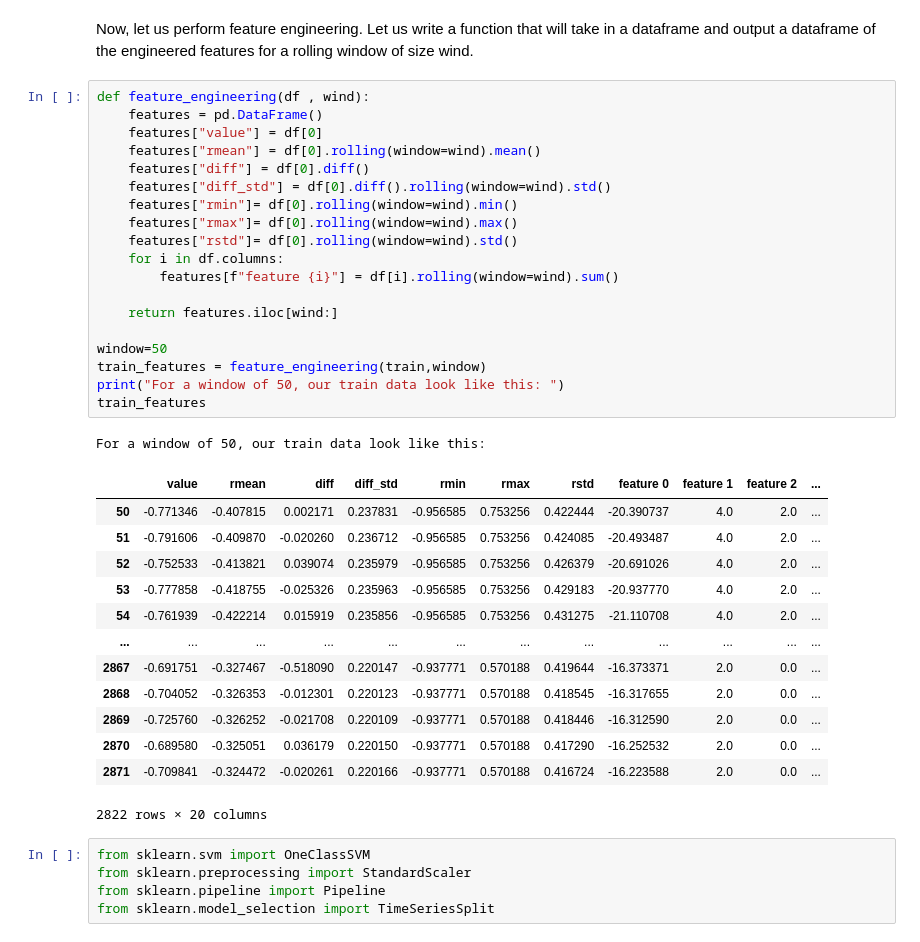
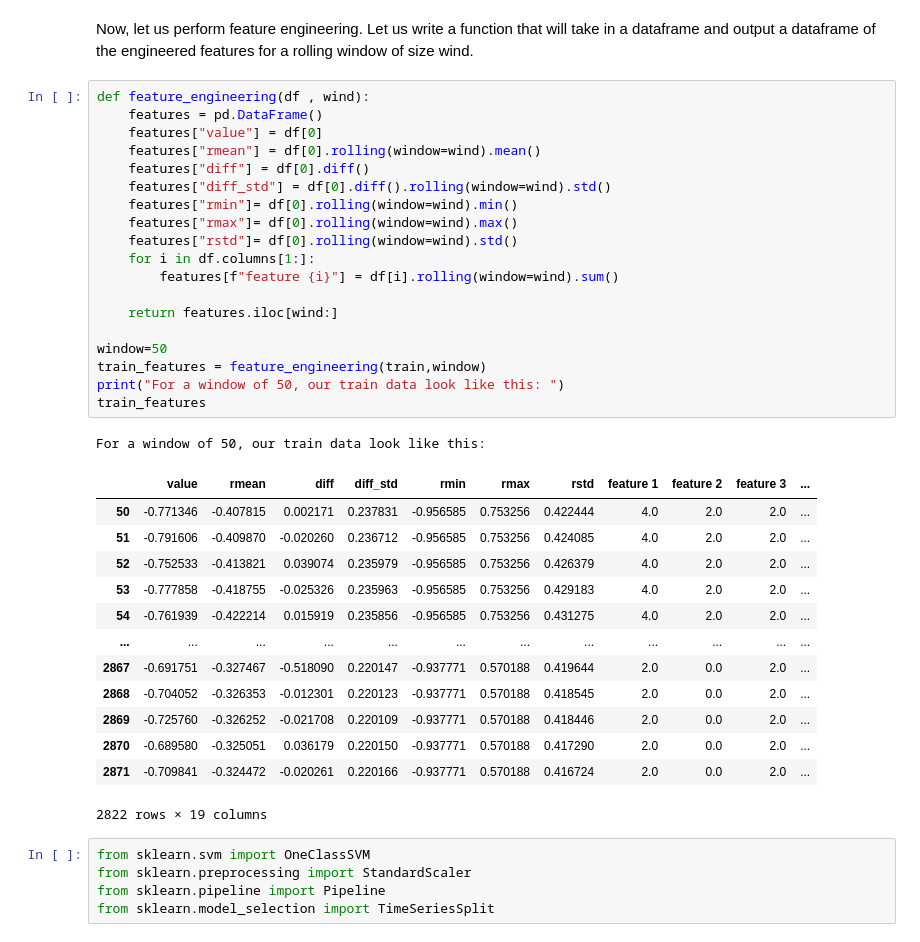
Before and after one commit to Erdos-Projects/fall-2026-spacecraft-sensors, a Jupyter notebook: Models/SVM.ipynb, the cells around one changed output. Drawn from its saved outputs; the diff is of its cells as text.

```diff
--- a/Models/SVM.ipynb
+++ b/Models/SVM.ipynb
@@ -83,37 +83,37 @@ Now, let us perform feature engineering. Let us write a function that will take
 # %%
 def feature_engineering(df , wind):
     features = pd.DataFrame()
     features["value"] = df[0]
     features["rmean"] = df[0].rolling(window=wind).mean()
     features["diff"] = df[0].diff()
     features["diff_std"] = df[0].diff().rolling(window=wind).std()
     features["rmin"]= df[0].rolling(window=wind).min()
     features["rmax"]= df[0].rolling(window=wind).max()
     features["rstd"]= df[0].rolling(window=wind).std()
-    for i in df.columns:
+    for i in df.columns[1:]:
         features[f"feature {i}"] = df[i].rolling(window=wind).sum()
 
     return features.iloc[wind:]
 
 window=50
 train_features = feature_engineering(train,window)
 print("For a window of 50, our train data look like this: ")
 train_features
 # %% [output]
 For a window of 50, our train data look like this:
-|  | value | rmean | diff | diff_std | rmin | rmax | rstd | feature 0 | feature 1 | feature 2 | ... |
-| 50 | -0.771346 | -0.407815 | 0.002171 | 0.237831 | -0.956585 | 0.753256 | 0.422444 | -20.390737 | 4.0 | 2.0 | ... |
-| 51 | -0.791606 | -0.409870 | -0.020260 | 0.236712 | -0.956585 | 0.753256 | 0.424085 | -20.493487 | 4.0 | 2.0 | ... |
-| 52 | -0.752533 | -0.413821 | 0.039074 | 0.235979 | -0.956585 | 0.753256 | 0.426379 | -20.691026 | 4.0 | 2.0 | ... |
-| 53 | -0.777858 | -0.418755 | -0.025326 | 0.235963 | -0.956585 | 0.753256 | 0.429183 | -20.937770 | 4.0 | 2.0 | ... |
-| 54 | -0.761939 | -0.422214 | 0.015919 | 0.235856 | -0.956585 | 0.753256 | 0.431275 | -21.110708 | 4.0 | 2.0 | ... |
+|  | value | rmean | diff | diff_std | rmin | rmax | rstd | feature 1 | feature 2 | feature 3 | ... |
+| 50 | -0.771346 | -0.407815 | 0.002171 | 0.237831 | -0.956585 | 0.753256 | 0.422444 | 4.0 | 2.0 | 2.0 | ... |
+| 51 | -0.791606 | -0.409870 | -0.020260 | 0.236712 | -0.956585 | 0.753256 | 0.424085 | 4.0 | 2.0 | 2.0 | ... |
+| 52 | -0.752533 | -0.413821 | 0.039074 | 0.235979 | -0.956585 | 0.753256 | 0.426379 | 4.0 | 2.0 | 2.0 | ... |
+| 53 | -0.777858 | -0.418755 | -0.025326 | 0.235963 | -0.956585 | 0.753256 | 0.429183 | 4.0 | 2.0 | 2.0 | ... |
+| 54 | -0.761939 | -0.422214 | 0.015919 | 0.235856 | -0.956585 | 0.753256 | 0.431275 | 4.0 | 2.0 | 2.0 | ... |
 | ... | ... | ... | ... | ... | ... | ... | ... | ... | ... | ... | ... |
-| 2867 | -0.691751 | -0.327467 | -0.518090 | 0.220147 | -0.937771 | 0.570188 | 0.419644 | -16.373371 | 2.0 | 0.0 | ... |
-| 2868 | -0.704052 | -0.326353 | -0.012301 | 0.220123 | -0.937771 | 0.570188 | 0.418545 | -16.317655 | 2.0 | 0.0 | ... |
-| 2869 | -0.725760 | -0.326252 | -0.021708 | 0.220109 | -0.937771 | 0.570188 | 0.418446 | -16.312590 | 2.0 | 0.0 | ... |
-| 2870 | -0.689580 | -0.325051 | 0.036179 | 0.220150 | -0.937771 | 0.570188 | 0.417290 | -16.252532 | 2.0 | 0.0 | ... |
-| 2871 | -0.709841 | -0.324472 | -0.020261 | 0.220166 | -0.937771 | 0.570188 | 0.416724 | -16.223588 | 2.0 | 0.0 | ... |
+| 2867 | -0.691751 | -0.327467 | -0.518090 | 0.220147 | -0.937771 | 0.570188 | 0.419644 | 2.0 | 0.0 | 2.0 | ... |
+| 2868 | -0.704052 | -0.326353 | -0.012301 | 0.220123 | -0.937771 | 0.570188 | 0.418545 | 2.0 | 0.0 | 2.0 | ... |
+| 2869 | -0.725760 | -0.326252 | -0.021708 | 0.220109 | -0.937771 | 0.570188 | 0.418446 | 2.0 | 0.0 | 2.0 | ... |
+| 2870 | -0.689580 | -0.325051 | 0.036179 | 0.220150 | -0.937771 | 0.570188 | 0.417290 | 2.0 | 0.0 | 2.0 | ... |
+| 2871 | -0.709841 | -0.324472 | -0.020261 | 0.220166 | -0.937771 | 0.570188 | 0.416724 | 2.0 | 0.0 | 2.0 | ... |
-2822 rows × 20 columns
+2822 rows × 19 columns
 # %%
 from sklearn.svm import OneClassSVM
 from sklearn.preprocessing import StandardScaler
```
Also changed, not shown: parts of 2 cells of this notebook, 1 other file.
